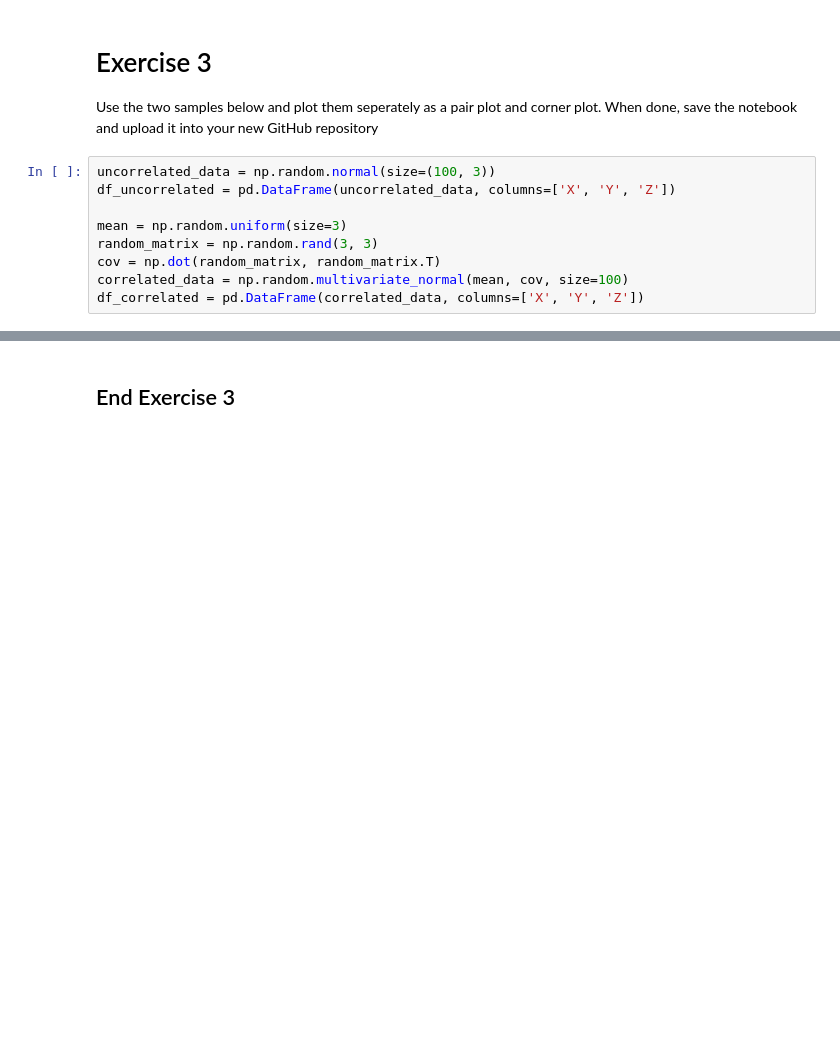
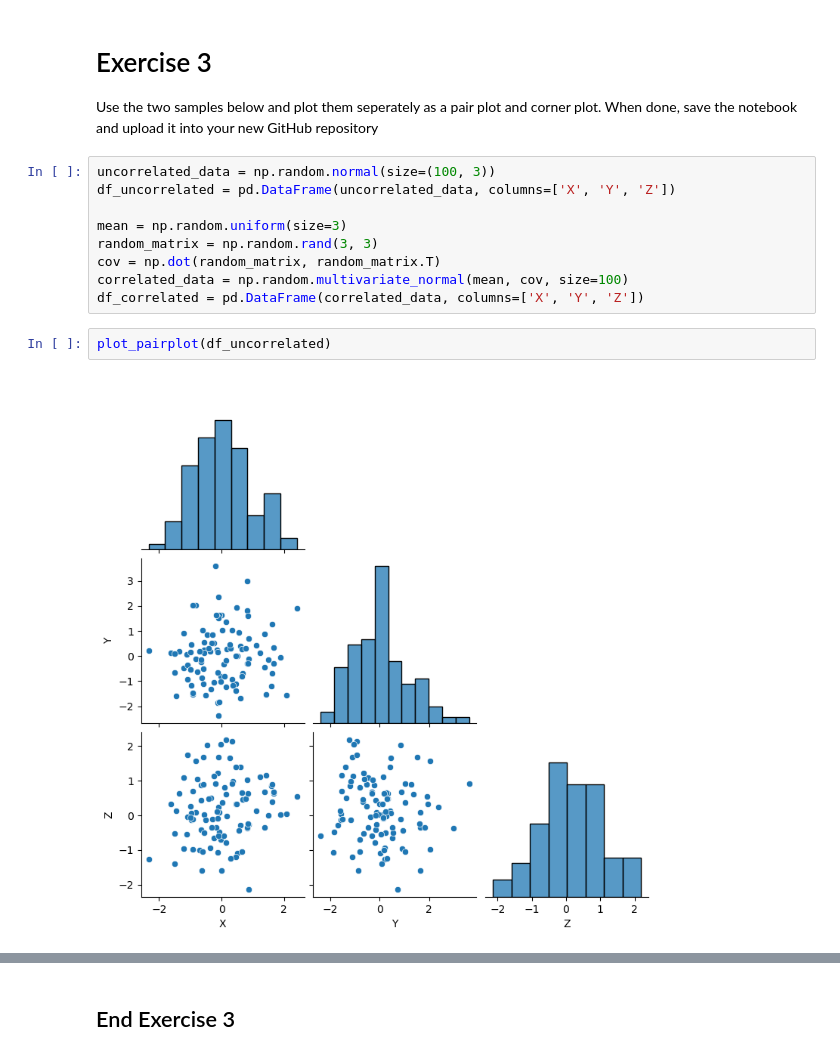
Before and after one commit to Joryh-IO/Applied-Data-Science-1, a Jupyter notebook: Version Control and Further Graphs.ipynb, the cells around one changed output, grey strips where cells are left out. Cells and saved outputs as stored; diff of their text form; blank space fills up the shorter version.

Commit message:
done with pari plots, errors with installing corner plot into the environment

```diff
--- a/Version Control and Further Graphs.ipynb
+++ b/Version Control and Further Graphs.ipynb
@@ -301,3 +301,7 @@ random_matrix = np.random.rand(3, 3)
 cov = np.dot(random_matrix, random_matrix.T)
 correlated_data = np.random.multivariate_normal(mean, cov, size=100)
 df_correlated = pd.DataFrame(correlated_data, columns=['X', 'Y', 'Z'])
+# %%
+plot_pairplot(df_uncorrelated)
+# %% [output]
+[figure, added]
```
Also changed, not shown: parts of 7 cells of this notebook.
